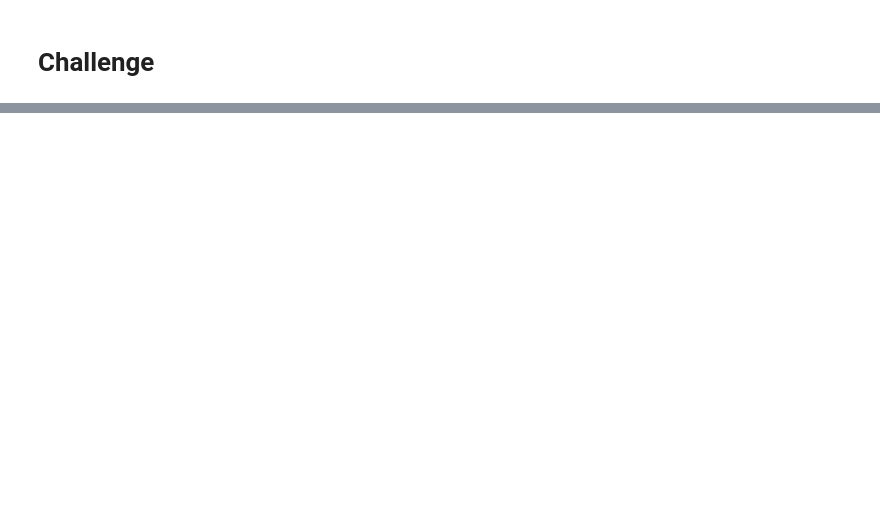
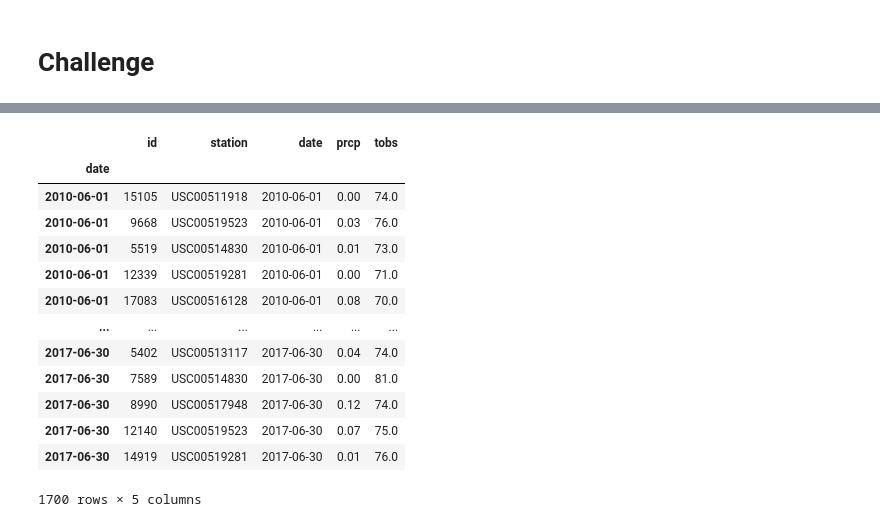
Before and after one commit to meiiscrazy/Surfs_Up, a Jupyter notebook: climate_analysis.ipynb, the cells around one changed output, grey strips where cells are left out. Drawn from its saved outputs; the diff is of its cells as text; code cells hidden in the pictures; blank space fills up the shorter version.

```diff
--- a/climate_analysis.ipynb
+++ b/climate_analysis.ipynb
@@ -145,0 +170,17 @@ def stats(start=None, end=None):
+# %%
+june_df
+# %% [output]
+|  | id | station | date | prcp | tobs |
+| date |  |  |  |  |  |
+| 2010-06-01 | 15105 | USC00511918 | 2010-06-01 | 0.00 | 74.0 |
+| 2010-06-01 | 9668 | USC00519523 | 2010-06-01 | 0.03 | 76.0 |
+| 2010-06-01 | 5519 | USC00514830 | 2010-06-01 | 0.01 | 73.0 |
+| 2010-06-01 | 12339 | USC00519281 | 2010-06-01 | 0.00 | 71.0 |
+| 2010-06-01 | 17083 | USC00516128 | 2010-06-01 | 0.08 | 70.0 |
+| ... | ... | ... | ... | ... | ... |
+| 2017-06-30 | 5402 | USC00513117 | 2017-06-30 | 0.04 | 74.0 |
+| 2017-06-30 | 7589 | USC00514830 | 2017-06-30 | 0.00 | 81.0 |
+| 2017-06-30 | 8990 | USC00517948 | 2017-06-30 | 0.12 | 74.0 |
+| 2017-06-30 | 12140 | USC00519523 | 2017-06-30 | 0.07 | 75.0 |
+| 2017-06-30 | 14919 | USC00519281 | 2017-06-30 | 0.01 | 76.0 |
+1700 rows × 5 columns
```
Also changed, not shown: parts of 18 cells of this notebook, 5 other files.
